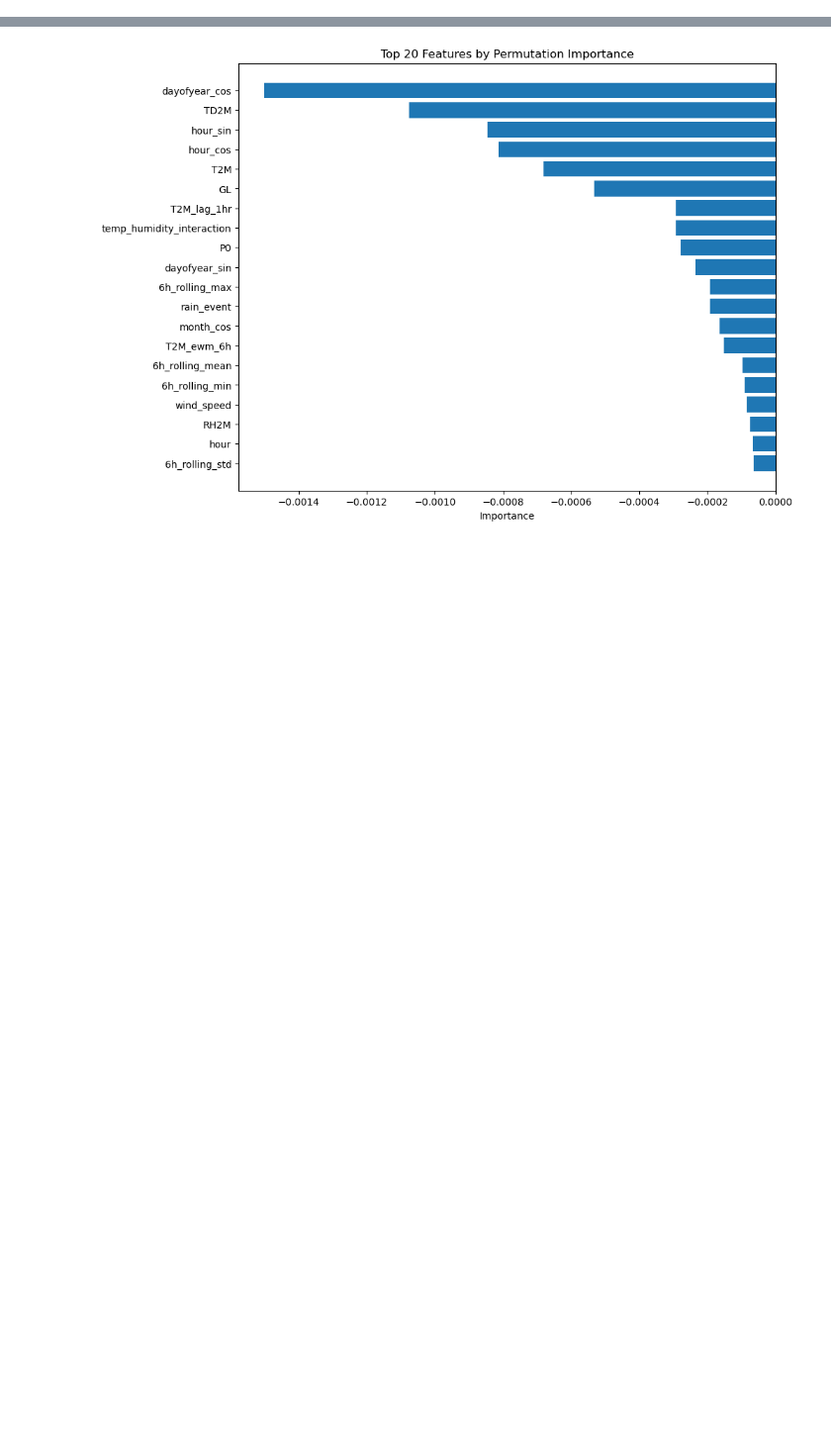
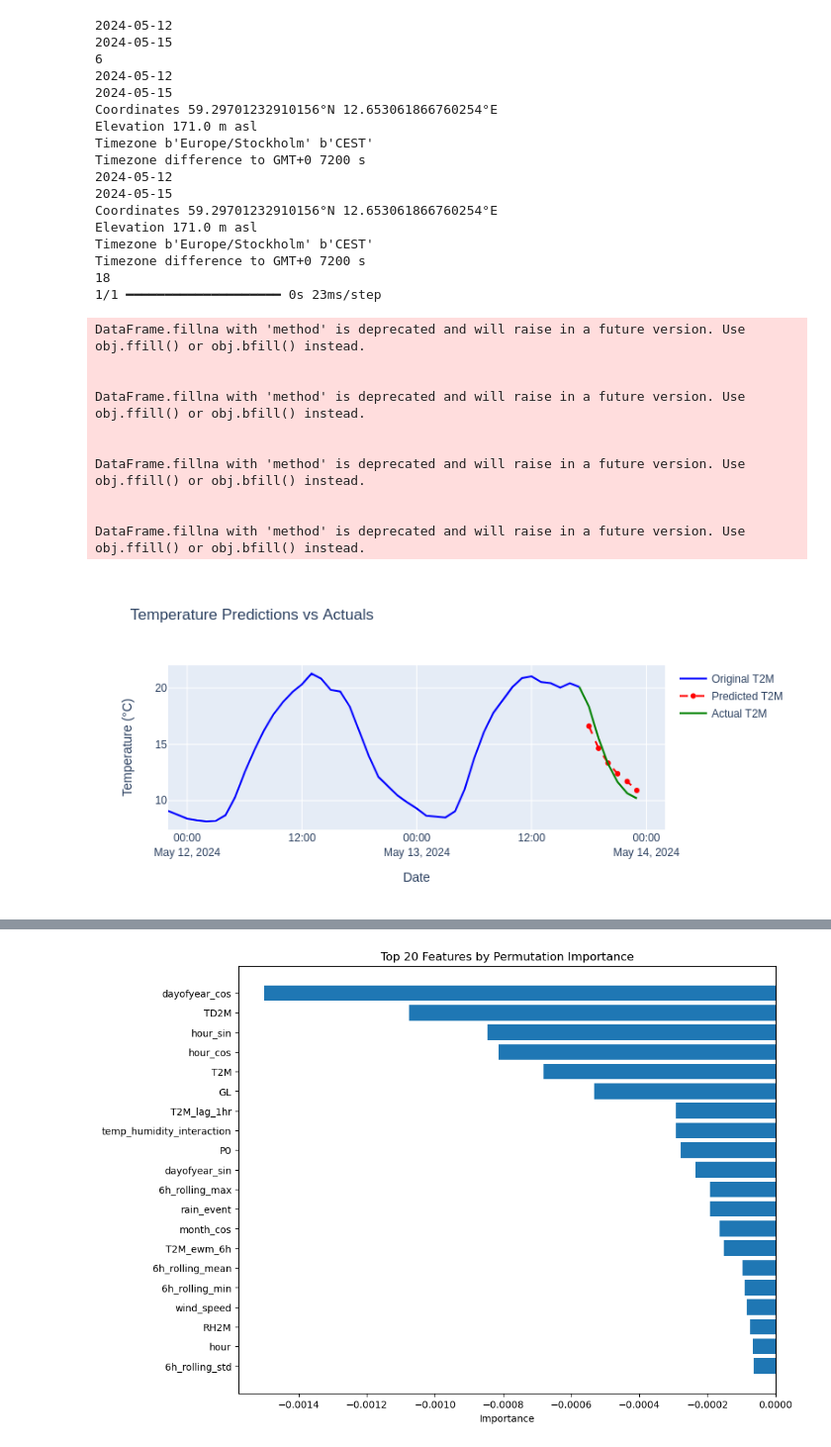
Before and after one commit to yinglianjessica/Bachelorthesis, a Jupyter notebook: convlstm_to_show.ipynb, the cells around one changed output, grey strips where cells are left out. Shown at 99% size. Saved outputs shown, nothing was run; the diff lists cells and outputs as text; code cells hidden in the pictures; blank space fills up the shorter version.

```diff
--- a/convlstm_to_show.ipynb
+++ b/convlstm_to_show.ipynb
@@ -376,0 +648,37 @@ Number of features: 64
+# %%
+
+lat = 44.7871
+lon = 20.4572
+lat = 59.3293
+lon = 12.5683
+
+predict_next_6_hours(lat, lon)
+# %% [output]
+2024-05-12
+2024-05-15
+6
+2024-05-12
+2024-05-15
+Coordinates 59.29701232910156°N 12.653061866760254°E
+Elevation 171.0 m asl
+Timezone b'Europe/Stockholm' b'CEST'
+Timezone difference to GMT+0 7200 s
+2024-05-12
+2024-05-15
+Coordinates 59.29701232910156°N 12.653061866760254°E
+Elevation 171.0 m asl
+Timezone b'Europe/Stockholm' b'CEST'
+Timezone difference to GMT+0 7200 s
+18
+1/1 ━━━━━━━━━━━━━━━━━━━━ 0s 23ms/step
+DataFrame.fillna with 'method' is deprecated and will raise in a future version. Use obj.ffill() or obj.bfill() instead.
+
+
+DataFrame.fillna with 'method' is deprecated and will raise in a future version. Use obj.ffill() or obj.bfill() instead.
+
+
+DataFrame.fillna with 'method' is deprecated and will raise in a future version. Use obj.ffill() or obj.bfill() instead.
+
+
+DataFrame.fillna with 'method' is deprecated and will raise in a future version. Use obj.ffill() or obj.bfill() instead.
+[figure, added]
```
Also changed, not shown: parts of 60 cells of this notebook.
